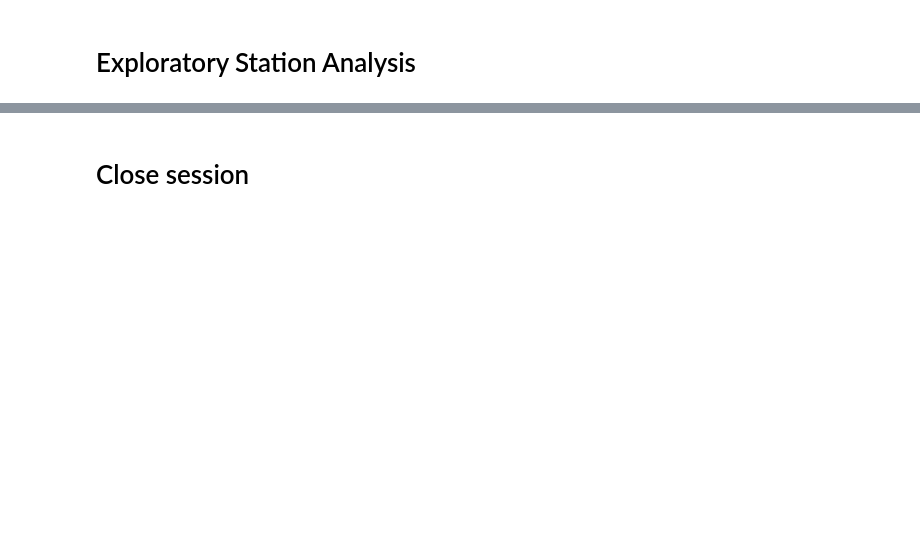
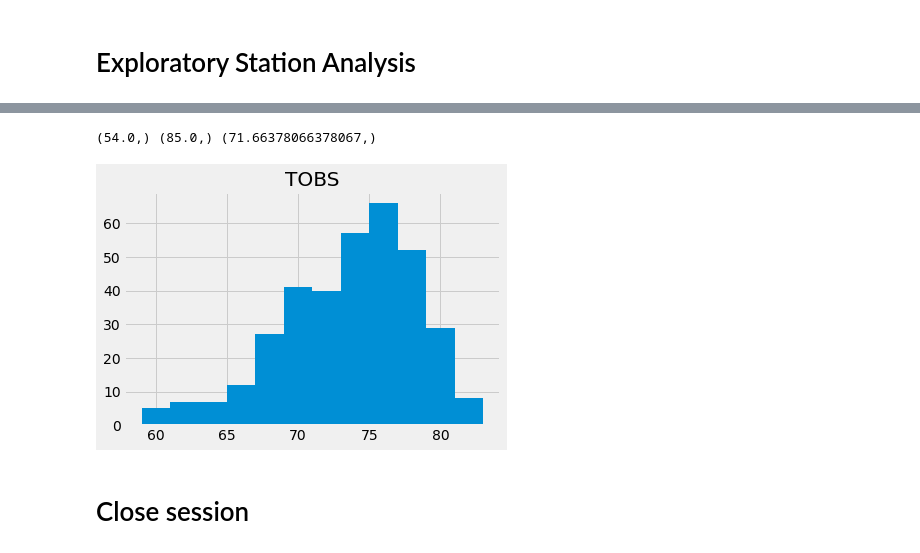
Before and after one commit to dmtiblin/UR-SQLAlchemy-Challenge, a Jupyter notebook: climate_analysis.ipynb, the cells around one changed output, grey strips where cells are left out. Cells and saved outputs as stored; diff of their text form; code cells hidden in the pictures; blank space fills up the shorter version.

```diff
--- a/climate_analysis.ipynb
+++ b/climate_analysis.ipynb
@@ -65,3 +178,8 @@ session = Session(engine)
 # %%
 # Design a query to find the most active stations (i.e. what stations have the most rows?)
 # List the stations and the counts in descending order.
+
+active_results = session.query(Measurement.station, func.count(Measurement.prcp)).group_by(Measurement.station).order_by(func.count(Measurement.prcp).desc())
+
+for result in active_results:
+    print (result)
@@ -68,2 +196,9 @@ session = Session(engine)
 # %%
 # Using the most active station id from the previous query, calculate the lowest, highest, and average temperature.
+id = active_results[0][0]
+lowest_temp = session.query(func.min(Measurement.tobs)).filter_by(station = id)
+max_temp = session.query(func.max(Measurement.tobs)).filter_by(station = id)
+avg_temp = session.query(func.avg(Measurement.tobs)).filter_by(station = id)
+print(lowest_temp[0],max_temp[0], avg_temp[0])
+# %% [output]
+(54.0,) (85.0,) (71.66378066378067,)
@@ -73,3 +205,27 @@ session = Session(engine)
+# %%
+# Using the most active station id
+# Query the last 12 months of temperature observation data for this station and plot the results as a histogram
+
+# Starting from the most recent data point in the database, Calculate the date one year from the last date in data set.
+
+date_filter = (func.strftime('%Y-%m-%d', Measurement.date) < dt.datetime(2017,8,23)) & (func.strftime('%Y-%m-%d', Measurement.date) > dt.datetime(2016,8,23))
+
+# Perform a query to retrieve the date and precipitation scores
+
+tobs_results = session.query(func.strftime('%Y-%m-%d',Measurement.date), Measurement.tobs).filter(date_filter).filter_by(station = id)
+
+# Save the query results as a Pandas DataFrame and set the index to the date column
+tobs_results_rows = [{"Date": result[0], "TOBS": result[1]} for result in tobs_results]
+
+tobs_df = pd.DataFrame(tobs_results_rows)
+tobs_df = tobs_df.set_index('Date')
+
+tobs_df = tobs_df.sort_values('Date')
+tobs_df.dropna(inplace=True)
+
+fig2 = tobs_df.hist(bins = 12)
+# %% [output]
+[figure, added]
 # %% [markdown]
 # Close session
 # %%
```
Also changed, not shown: parts of 16 cells of this notebook, 1 other file.
